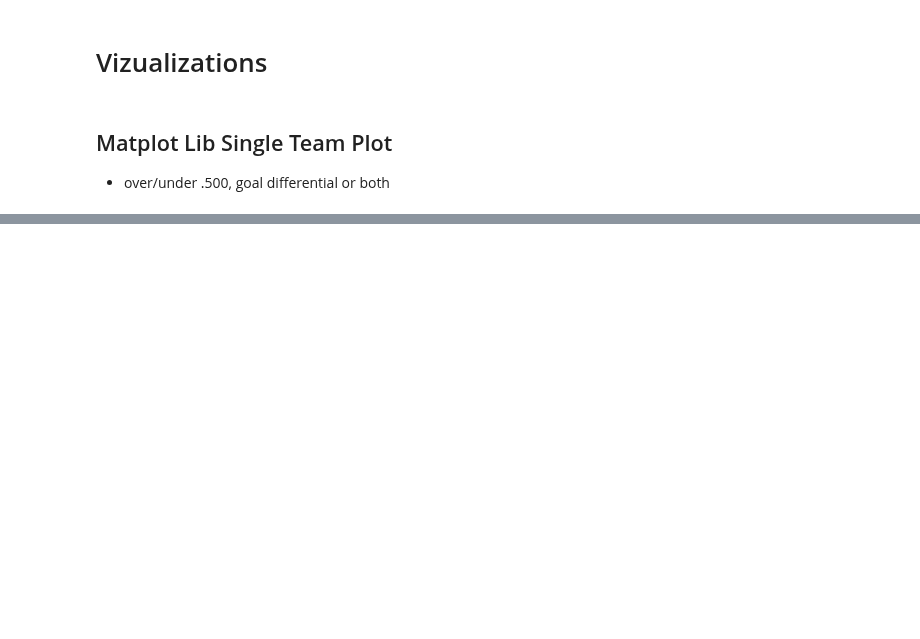
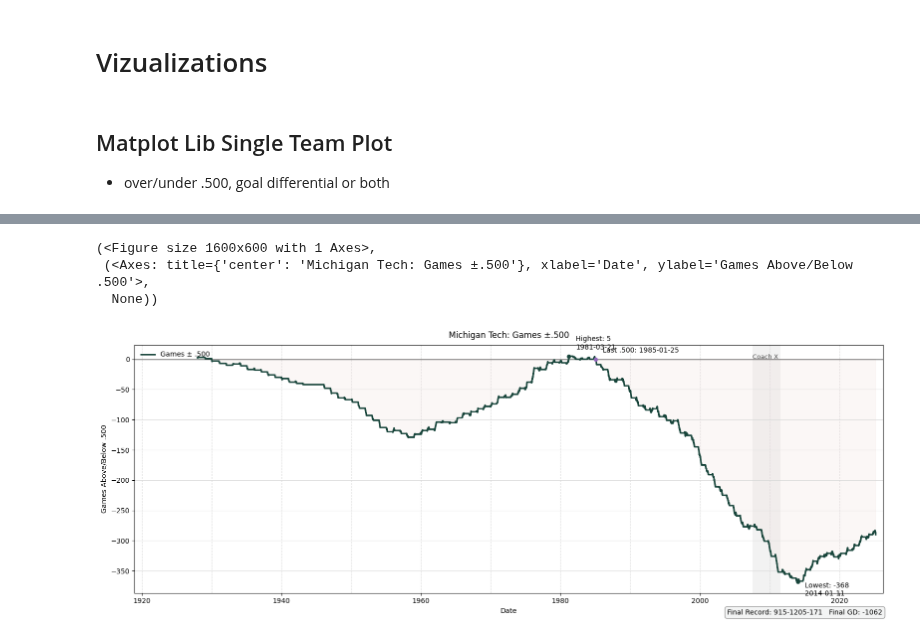
Before and after one commit to JSmith1826/college_hockey_2526, a Jupyter notebook: workbook/cumlative_all_time_records.ipynb, the cells around one changed output, grey strips where cells are left out. Saved outputs shown, nothing was run; the diff lists cells and outputs as text; code cells hidden in the pictures; blank space fills up the shorter version.

```diff
--- a/workbook/cumlative_all_time_records.ipynb
+++ b/workbook/cumlative_all_time_records.ipynb
@@ -694,0 +695,10 @@ plt.show()
+# %%
+# Dual axis (both)
+plot_team_timeline(tl, "Michigan Tech", mode="games", colors=msu_colors, show_legend=True,
+                   logo_path="../assets/logos/msu.png",
+                   era_bands=[(pd.Timestamp("2007-07-01"), pd.Timestamp("2011-07-01"), "Coach X")])
+# %% [output]
+(<Figure size 1600x600 with 1 Axes>,
+ (<Axes: title={'center': 'Michigan Tech: Games ±.500'}, xlabel='Date', ylabel='Games Above/Below .500'>,
+  None))
+[figure, added]
```
Also changed, not shown: parts of 1 cell of this notebook, 1 other file.
